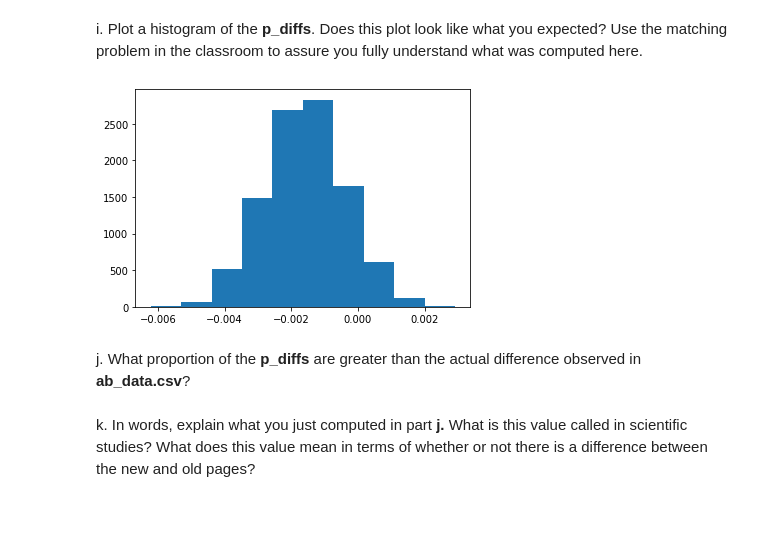
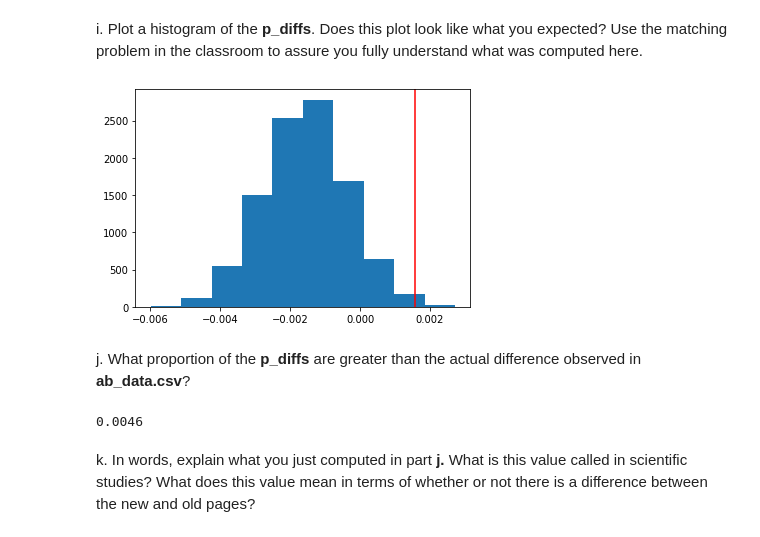
Before and after one commit to hamidkhbl/A-B_Testing_E-Commerce_Website, a Jupyter notebook: Analyze_ab_test_results_notebook.ipynb, the cells around one changed output. Saved outputs shown, nothing was run; the diff lists cells and outputs as text; code cells hidden in the pictures.

```diff
--- a/Analyze_ab_test_results_notebook.ipynb
+++ b/Analyze_ab_test_results_notebook.ipynb
@@ -259,19 +259,25 @@ p_diffs = []
 
 size = df.shape[0]
 for _ in range(10000):
-    sim_new = np.random.choice([0,1], size = n_new, p=[1-cr_new, cr_new]).mean()
-    sim_old = np.random.choice([0,1], size = n_old, p=[1-cr_old, cr_old]).mean()
-    sim_diff = sim_new.mean() - sim_old.mean()
-    p_diffs.append(sim_diff)
+    sim_new_ = np.random.choice([0,1], size = n_new, p=[1-cr_new, cr_new]).mean()
+    sim_old_ = np.random.choice([0,1], size = n_old, p=[1-cr_old, cr_old]).mean()
+    sim_diff_ = sim_new_.mean() - sim_old_.mean()
+    p_diffs.append(sim_diff_)
 # %% [markdown]
 i. Plot a histogram of the **p_diffs**.  Does this plot look like what you expected?  Use the matching problem in the classroom to assure you fully understand what was computed here.
-# %%
-p_diffs = np.array(p_diffs)
-plt.hist(p_diffs);
-# %% [output]
-[figure, removed]
+# %%
+p_diffs = np.array(p_diffs)
+act_diff = df2.query('landing_page == "old_page"')['converted'].mean() - df2.query('landing_page == "new_page"')['converted'].mean()
+plt.hist(p_diffs);
+plt.axvline(x=act_diff,color='r');
+# %% [output]
+[figure, added]
 # %% [markdown]
 j. What proportion of the **p_diffs** are greater than the actual difference observed in **ab_data.csv**?
+# %%
+(p_diffs > act_diff).mean()
+# %% [output]
+0.0046
 # %% [markdown]
 k. In words, explain what you just computed in part **j.**  What is this value called in scientific studies?  What does this value mean in terms of whether or not there is a difference between the new and old pages?
 # %% [markdown]
```
